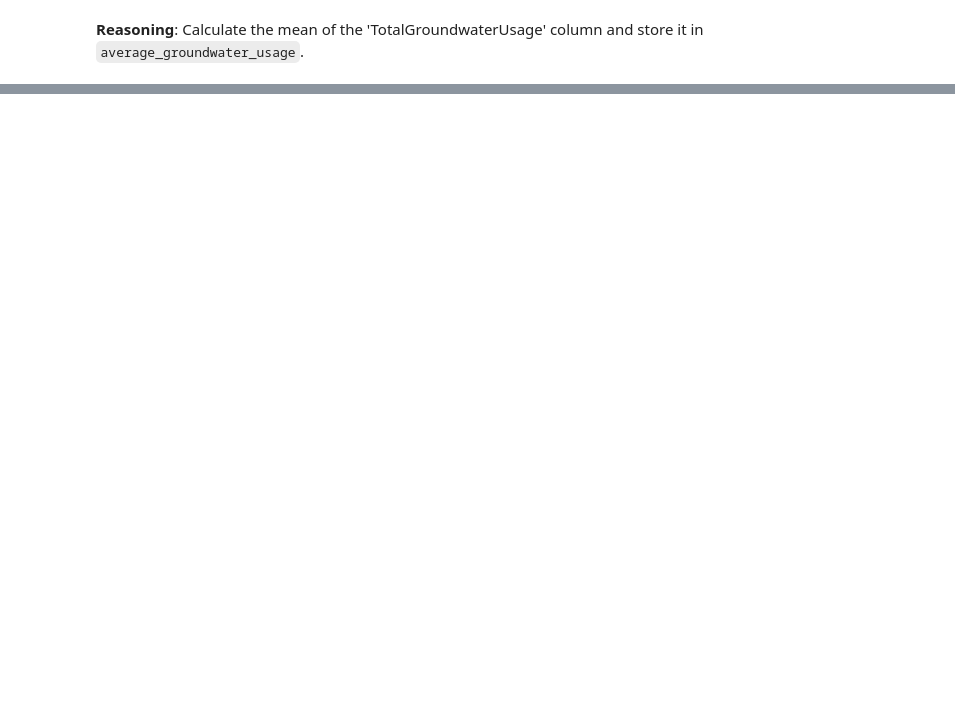
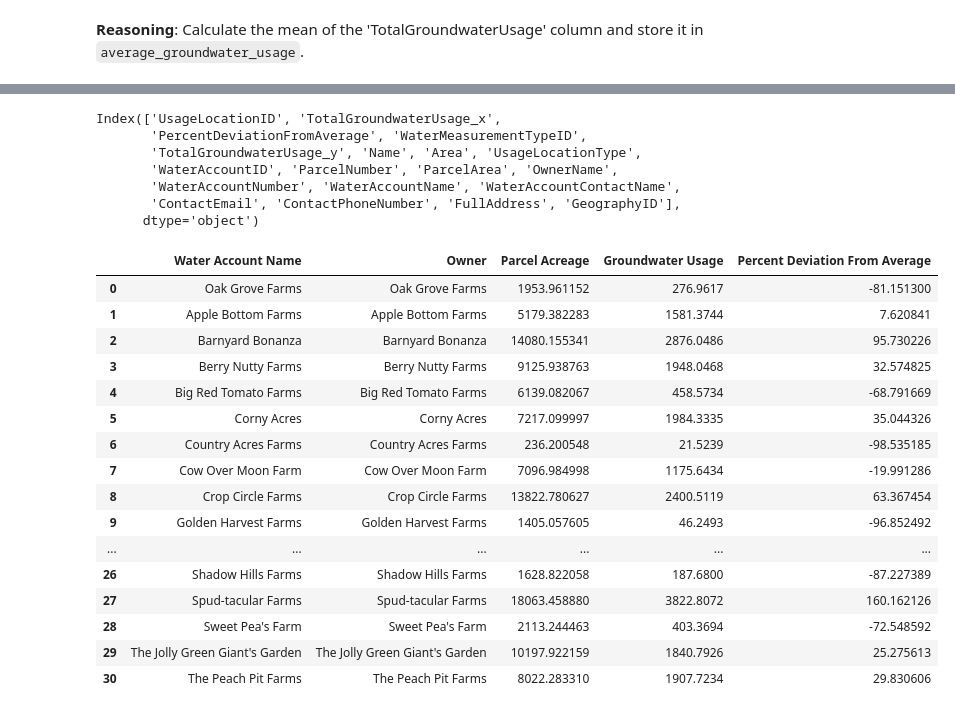
Before and after one commit to esassoc/qanat-community, a Jupyter notebook: Qanat.CommunityAPI/Examples/hackathon_2025_Use_Case_3.ipynb, the cells around one changed output, grey strips where cells are left out. Drawn from its saved outputs; the diff is of its cells as text; code cells hidden in the pictures; blank space fills up the shorter version.

```diff
--- a/Qanat.CommunityAPI/Examples/hackathon_2025_Use_Case_3.ipynb
+++ b/Qanat.CommunityAPI/Examples/hackathon_2025_Use_Case_3.ipynb
@@ -415,0 +429,3 @@ Average Groundwater Usage: 1622.66 acre-feet
+# %%
+usage_location_groundwater_usage_df['PercentDeviationFromAverage'] = ((usage_location_groundwater_usage_df['TotalGroundwaterUsage'] - average_groundwater_usage) / average_groundwater_usage) * 100
+display(usage_location_groundwater_usage_df.head())
@@ -424,8 +446,0 @@ Calculate the percentage deviation from the average, add it as a new column, def
-# %%
-water_usage_summary_df['PercentDeviationFromAverage'] = ((water_usage_summary_df['TotalGroundwaterUsage'] - average_groundwater_usage) / average_groundwater_usage) * 100
-
-deviation_threshold = 50
-
-outliers_df = water_usage_summary_df[abs(water_usage_summary_df['PercentDeviationFromAverage']) > deviation_threshold].copy()
-
-display(outliers_df)
@@ -487,0 +447,8 @@ memory usage: 3.7+ KB
+# %%
+# Filter for outliers
+outliers_df = usage_location_groundwater_usage_df[
+    abs(usage_location_groundwater_usage_df['PercentDeviationFromAverage']) > deviation_threshold
+]
+
+# Display the head of the outliers_df DataFrame
+display(outliers_df.head())
@@ -488 +510,61 @@ memory usage: 3.7+ KB
+# %%
+# Inspect the columns of outlier_combined_df to find the correct column names
+print(outlier_combined_df.columns)
+
+# Correct the grouping step based on the actual column names
+outlier_summary_df = outlier_combined_df.groupby('WaterAccountID').agg(
+    TotalGroundwaterUsage=('TotalGroundwaterUsage_y', 'sum'), # Use the correct column name
+    Area=('Area', 'sum') # Use the correct column name
+).reset_index()
+
+# 3. Merge outlier_summary_df with water_accounts_selected
+outlier_summary_table = pd.merge(outlier_summary_df, water_accounts_selected, on='WaterAccountID', how='left')
+
+# 4. Calculate the average TotalGroundwaterUsage across all water accounts in outlier_summary_table
+average_outlier_water_account_usage = outlier_summary_table['TotalGroundwaterUsage'].mean()
+
+# 5. Calculate the percentage deviation from this new average
+outlier_summary_table['Percent Deviation From Average'] = ((outlier_summary_table['TotalGroundwaterUsage'] - average_outlier_water_account_usage) / average_outlier_water_account_usage) * 100
+
+# 6. Select and reorder columns, and rename for clarity
+outlier_summary_table = outlier_summary_table[[
+    'WaterAccountName',
+    'WaterAccountContactName',
+    'Area',
+    'TotalGroundwaterUsage',
+    'Percent Deviation From Average'
+]].rename(columns={
+    'WaterAccountName': 'Water Account Name',
+    'WaterAccountContactName': 'Owner',
+    'Area': 'Parcel Acreage',
+    'TotalGroundwaterUsage': 'Groundwater Usage'
+})
+
+# 7. Display the outlier_summary_table DataFrame
+display(outlier_summary_table)
+# %% [output]
+Index(['UsageLocationID', 'TotalGroundwaterUsage_x',
+       'PercentDeviationFromAverage', 'WaterMeasurementTypeID',
+       'TotalGroundwaterUsage_y', 'Name', 'Area', 'UsageLocationType',
+       'WaterAccountID', 'ParcelNumber', 'ParcelArea', 'OwnerName',
+       'WaterAccountNumber', 'WaterAccountName', 'WaterAccountContactName',
+       'ContactEmail', 'ContactPhoneNumber', 'FullAddress', 'GeographyID'],
+      dtype='object')
+|  | Water Account Name | Owner | Parcel Acreage | Groundwater Usage | Percent Deviation From Average |
+| 0 | Oak Grove Farms | Oak Grove Farms | 1953.961152 | 276.9617 | -81.151300 |
+| 1 | Apple Bottom Farms | Apple Bottom Farms | 5179.382283 | 1581.3744 | 7.620841 |
+| 2 | Barnyard Bonanza | Barnyard Bonanza | 14080.155341 | 2876.0486 | 95.730226 |
+| 3 | Berry Nutty Farms | Berry Nutty Farms | 9125.938763 | 1948.0468 | 32.574825 |
+| 4 | Big Red Tomato Farms | Big Red Tomato Farms | 6139.082067 | 458.5734 | -68.791669 |
+| 5 | Corny Acres | Corny Acres | 7217.099997 | 1984.3335 | 35.044326 |
+| 6 | Country Acres Farms | Country Acres Farms | 236.200548 | 21.5239 | -98.535185 |
+| 7 | Cow Over Moon Farm | Cow Over Moon Farm | 7096.984998 | 1175.6434 | -19.991286 |
+| 8 | Crop Circle Farms | Crop Circle Farms | 13822.780627 | 2400.5119 | 63.367454 |
+| 9 | Golden Harvest Farms | Golden Harvest Farms | 1405.057605 | 46.2493 | -96.852492 |
+| ... | ... | ... | ... | ... | ... |
+| 26 | Shadow Hills Farms | Shadow Hills Farms | 1628.822058 | 187.6800 | -87.227389 |
+| 27 | Spud-tacular Farms | Spud-tacular Farms | 18063.458880 | 3822.8072 | 160.162126 |
+| 28 | Sweet Pea's Farm | Sweet Pea's Farm | 2113.244463 | 403.3694 | -72.548592 |
+| 29 | The Jolly Green Giant's Garden | The Jolly Green Giant's Garden | 10197.922159 | 1840.7926 | 25.275613 |
+| 30 | The Peach Pit Farms | The Peach Pit Farms | 8022.283310 | 1907.7234 | 29.830606 |
 # %% [markdown]
```
Also changed, not shown: parts of 79 cells of this notebook.
